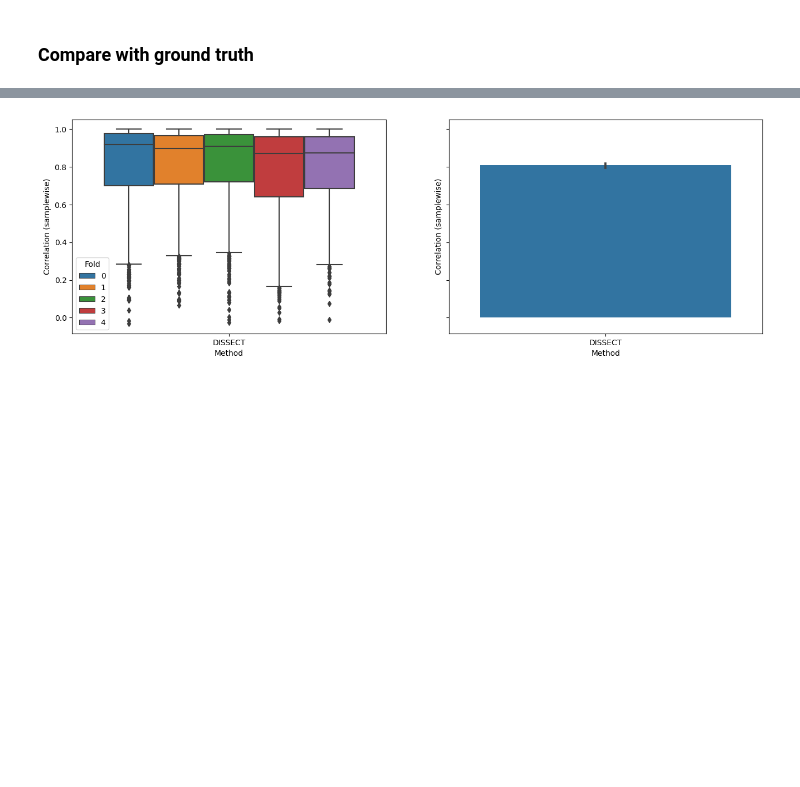
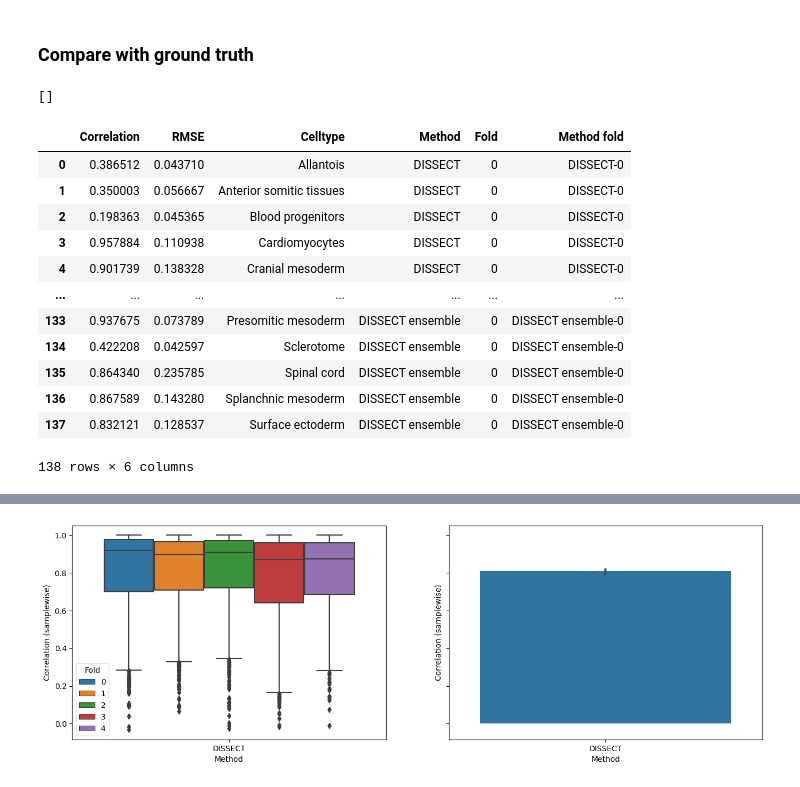
Before and after one commit to robinredX/DISSECT, a Jupyter notebook: notebooks/eval_spatial.ipynb, the cells around one changed output, grey strips where cells are left out. Cells and saved outputs as stored; diff of their text form; code cells hidden in the pictures; blank space fills up the shorter version.

```diff
--- a/notebooks/eval_spatial.ipynb
+++ b/notebooks/eval_spatial.ipynb
@@ -134,3 +141,14 @@ methods_names = 5 * ["DISSECT"] + run_names
+# %%
+try:
+    run_names[0]
+except:
+    run_names = []
+    gnn_results = []
+methods_names = 5 * ["DISSECT"] + ["DISSECT ensemble"] + run_names
+print(gnn_results)
+results = dissect_results + gnn_results
+# %% [output]
+[]
 # %%
 cellwise_results = compare_methods_new(
     dissect_results, y_real, methods=methods_names, samplewise=False
@@ -138,3 +156,19 @@ cellwise_results = compare_methods_new(
 samplewise_results = compare_methods_new(
     dissect_results, y_real, methods=methods_names, samplewise=True
 )
+# %%
+cellwise_results
+# %% [output]
+|  | Correlation | RMSE | Celltype | Method | Fold | Method fold |
+| 0 | 0.386512 | 0.043710 | Allantois | DISSECT | 0 | DISSECT-0 |
+| 1 | 0.350003 | 0.056667 | Anterior somitic tissues | DISSECT | 0 | DISSECT-0 |
+| 2 | 0.198363 | 0.045365 | Blood progenitors | DISSECT | 0 | DISSECT-0 |
+| 3 | 0.957884 | 0.110938 | Cardiomyocytes | DISSECT | 0 | DISSECT-0 |
+| 4 | 0.901739 | 0.138328 | Cranial mesoderm | DISSECT | 0 | DISSECT-0 |
+| ... | ... | ... | ... | ... | ... | ... |
+| 133 | 0.937675 | 0.073789 | Presomitic mesoderm | DISSECT ensemble | 0 | DISSECT ensemble-0 |
+| 134 | 0.422208 | 0.042597 | Sclerotome | DISSECT ensemble | 0 | DISSECT ensemble-0 |
+| 135 | 0.864340 | 0.235785 | Spinal cord | DISSECT ensemble | 0 | DISSECT ensemble-0 |
+| 136 | 0.867589 | 0.143280 | Splanchnic mesoderm | DISSECT ensemble | 0 | DISSECT ensemble-0 |
+| 137 | 0.832121 | 0.128537 | Surface ectoderm | DISSECT ensemble | 0 | DISSECT ensemble-0 |
+138 rows × 6 columns
```
Also changed, not shown: parts of 10 cells of this notebook.
